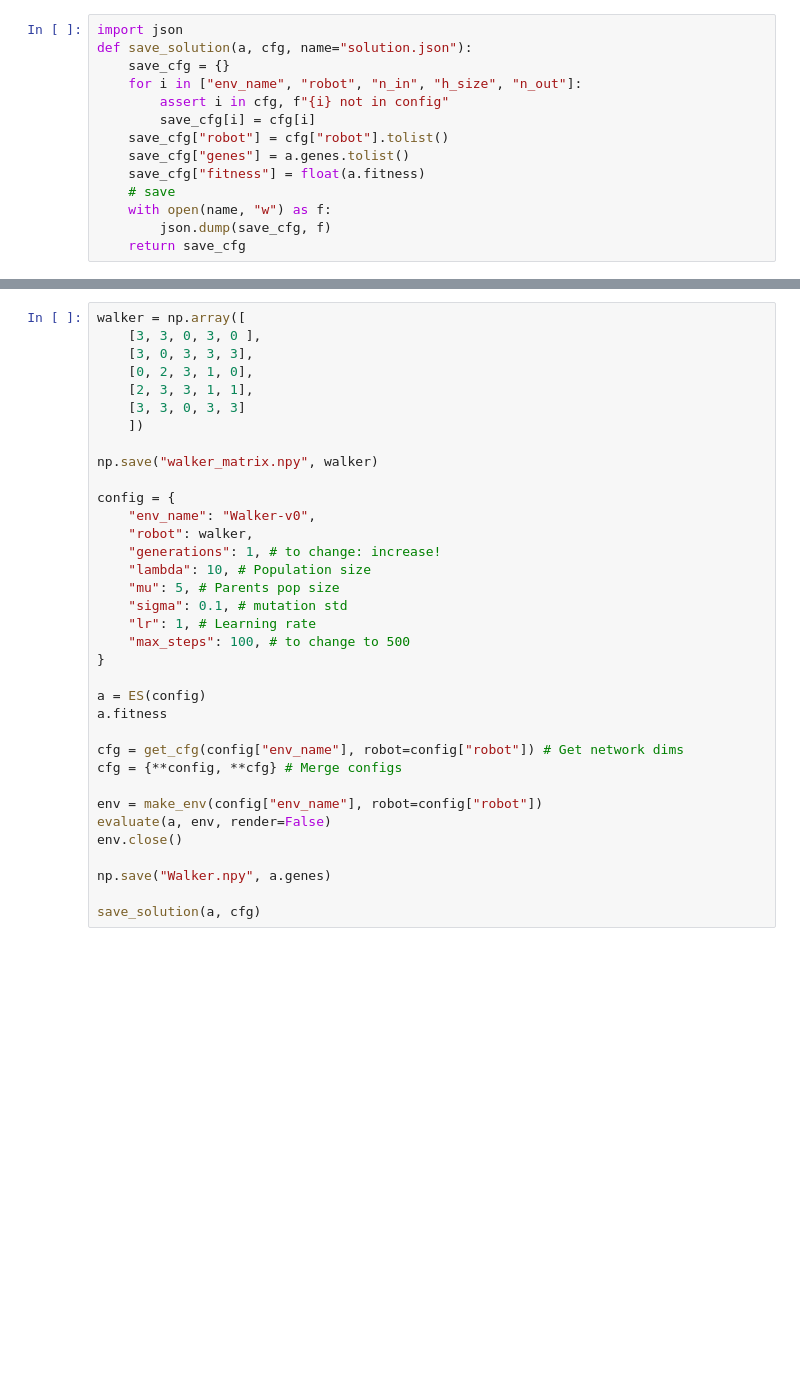
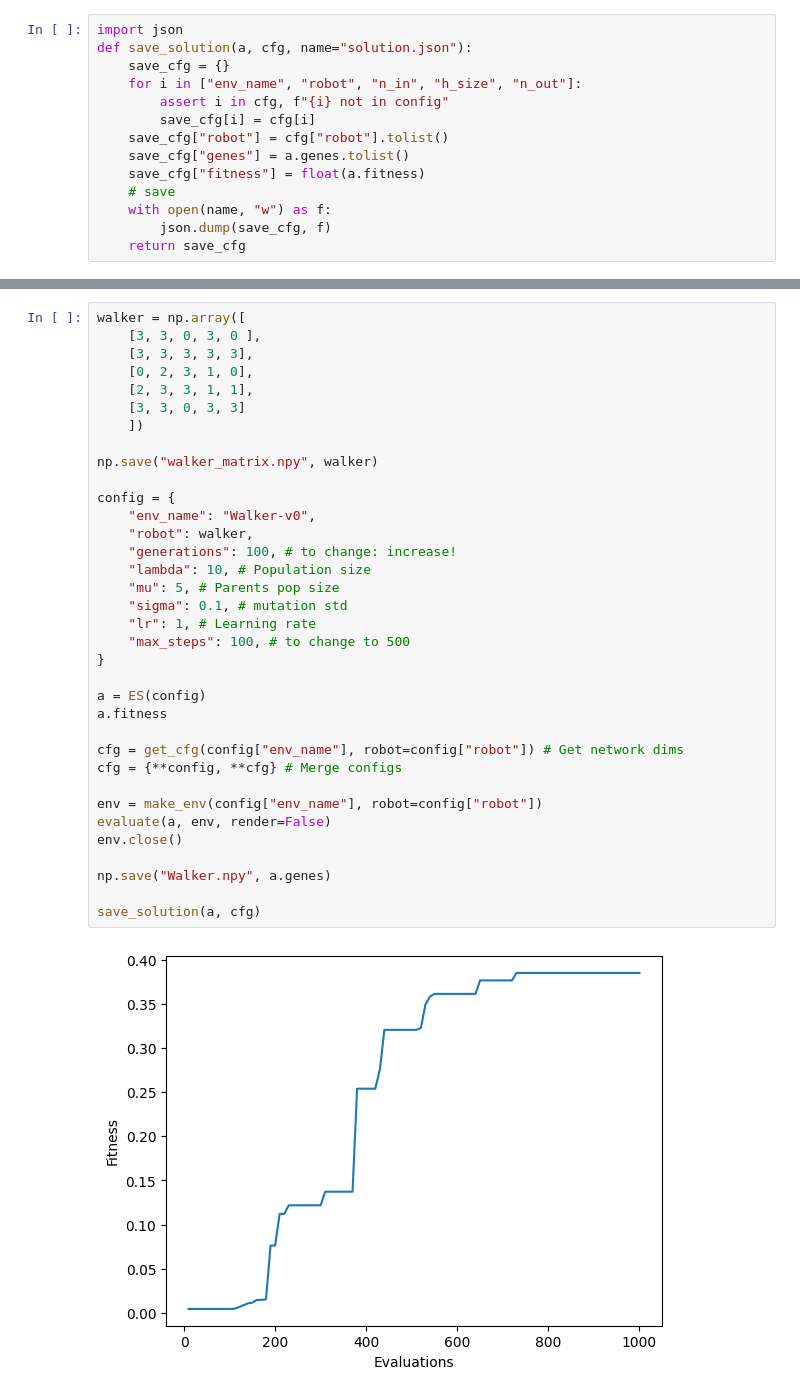
Before and after one commit to MassimoDeBellisVitti/evolution, a Jupyter notebook: project/testwalk.ipynb, the cells around one changed output, grey strips where cells are left out. Cells and saved outputs as stored; diff of their text form; blank space fills up the shorter version.

```diff
--- a/project/testwalk.ipynb
+++ b/project/testwalk.ipynb
@@ -253,35 +251,37 @@ Error:
 # %%
 walker = np.array([
     [3, 3, 0, 3, 0 ],
-    [3, 0, 3, 3, 3],
+    [3, 3, 3, 3, 3],
     [0, 2, 3, 1, 0],
     [2, 3, 3, 1, 1],
     [3, 3, 0, 3, 3]
     ])
 
 np.save("walker_matrix.npy", walker)
 
 config = {
     "env_name": "Walker-v0",
     "robot": walker,
-    "generations": 1, # to change: increase!
+    "generations": 100, # to change: increase!
     "lambda": 10, # Population size
     "mu": 5, # Parents pop size
     "sigma": 0.1, # mutation std
     "lr": 1, # Learning rate
     "max_steps": 100, # to change to 500
 }
 
 a = ES(config)
 a.fitness
 
 cfg = get_cfg(config["env_name"], robot=config["robot"]) # Get network dims
 cfg = {**config, **cfg} # Merge configs
 
 env = make_env(config["env_name"], robot=config["robot"])
 evaluate(a, env, render=False)
 env.close()
 
 np.save("Walker.npy", a.genes)
 
 save_solution(a, cfg)
+# %% [output]
+[figure, added]
```
Also changed, not shown: parts of 2 cells of this notebook, 3 other files.
